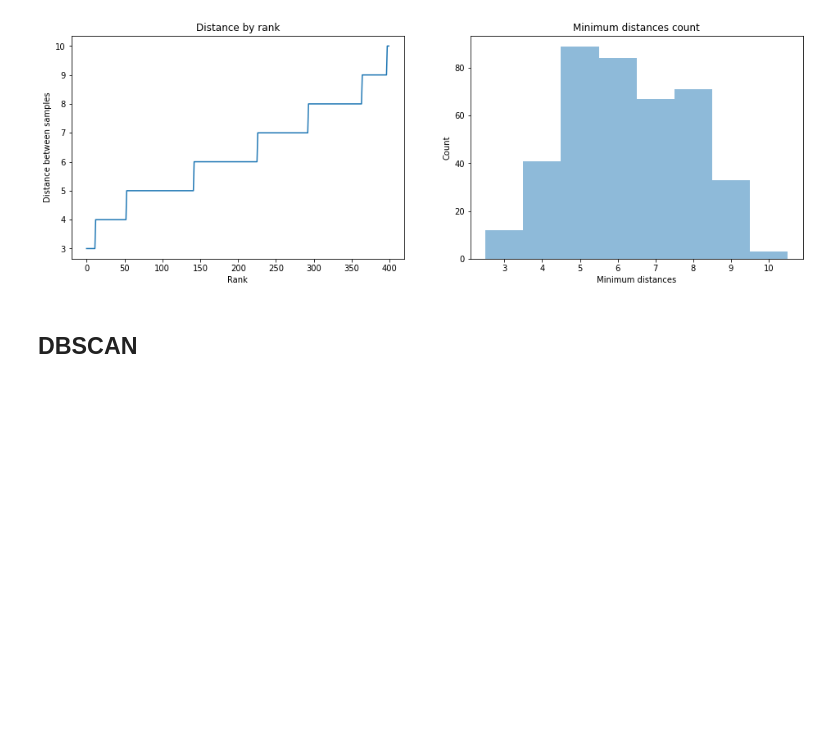
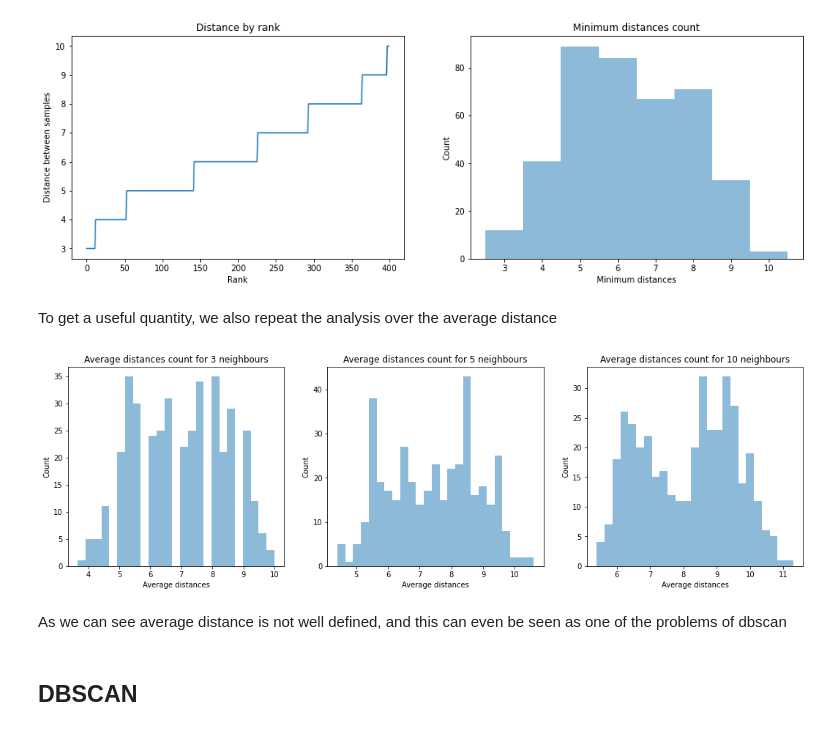
Before and after one commit to LorenzoBuriola/LoCP_moduleB, a Jupyter notebook: Week4/FPGheArt_exercise4.ipynb, the cells around one changed output. Saved outputs shown, nothing was run; the diff lists cells and outputs as text; code cells hidden in the pictures; blank space fills up the shorter version.

```diff
--- a/Week4/FPGheArt_exercise4.ipynb
+++ b/Week4/FPGheArt_exercise4.ipynb
@@ -242,6 +278,26 @@ plt.show()
 # plt.show()
 # %% [output]
 [figure]
+# %% [markdown]
+To get a useful quantity, we also repeat the analysis over the average distance
+# %%
+avg_dist = []
+min_sample_range = [3,5,10]
+
+avg_dist = [[(np.abs(x.drop(i)-x.loc[i])).sum(axis = 1).sort_values(ascending = True)[:ran].mean() for i in x.index] for ran in min_sample_range]
+
+fig, ax = plt.subplots(1,len(min_sample_range), figsize = (18,5))
+for i in range(len(min_sample_range)):
+
+    ax[i].hist(avg_dist[i], bins = 25, alpha = 0.5)
+    ax[i].set_xlabel("Average distances")
+    ax[i].set_ylabel("Count")
+    ax[i].set_title(f"Average distances count for {min_sample_range[i]} neighbours")
+plt.show()
+# %% [output]
+[figure, added]
+# %% [markdown]
+As we can see average distance is not well defined, and this can even be seen as one of the problems of dbscan
 # %% [markdown]
 ## DBSCAN
 # %%
```
Also changed, not shown: parts of 13 cells of this notebook.
